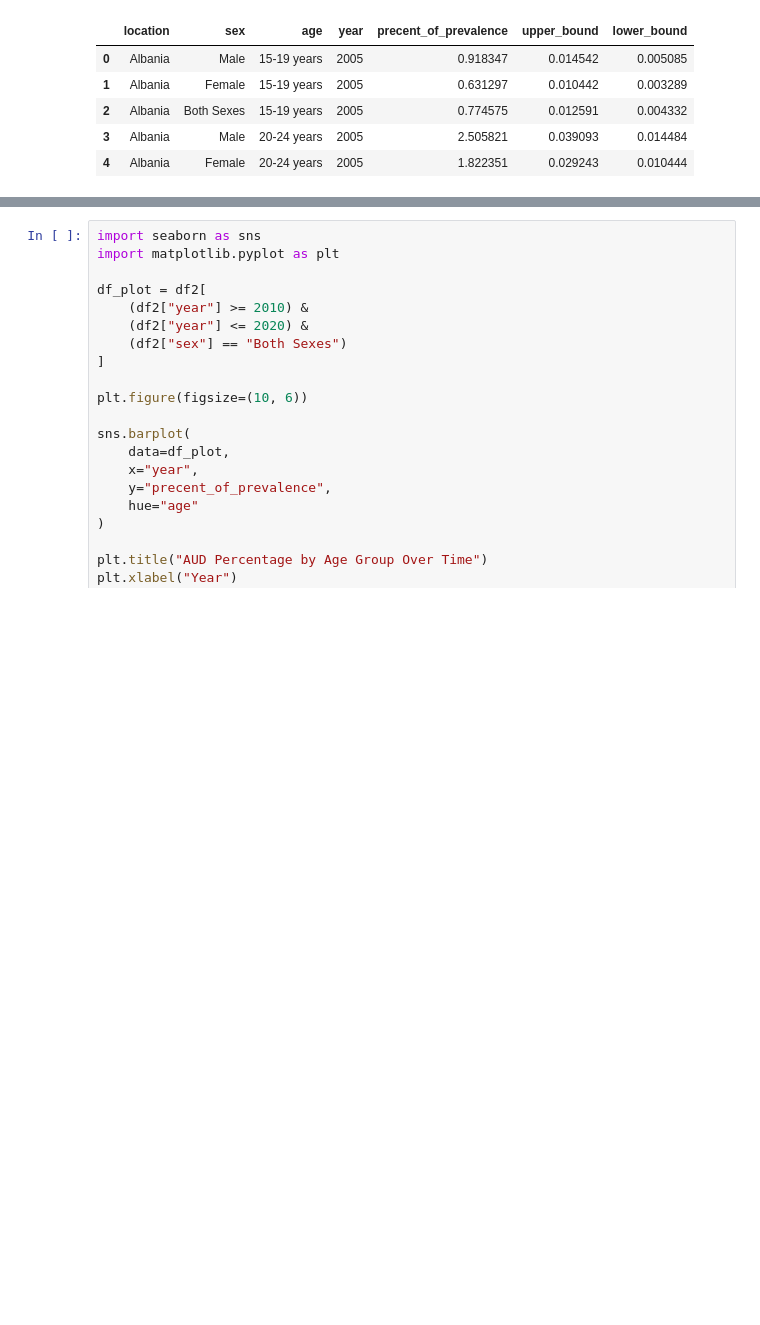
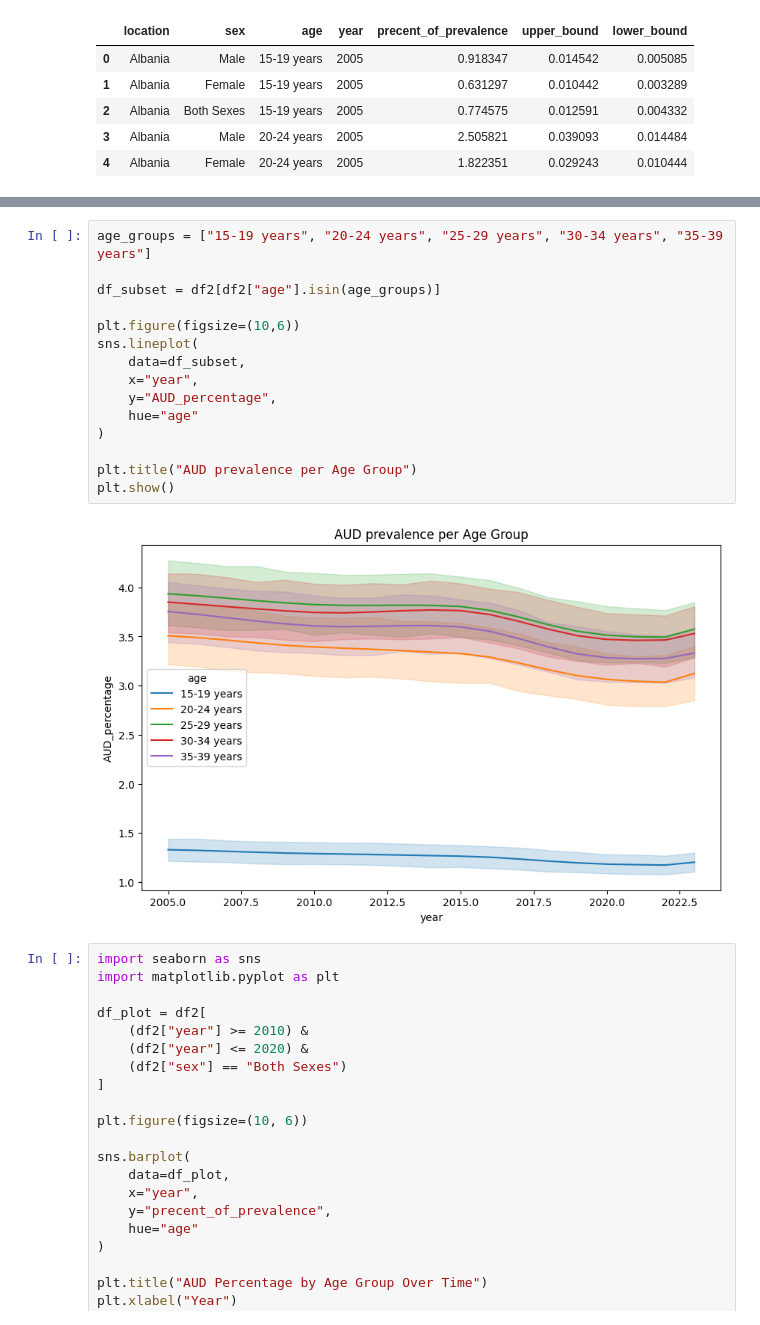
Before and after one commit to justdayane/da-capstone-project-dayane-ernesto, a Jupyter notebook: Capstone_project/EDA/EDA_clean_sets.ipynb, the cells around one changed output, grey strips where cells are left out. Drawn from its saved outputs; the diff is of its cells as text; blank space fills up the shorter version.

```diff
--- a/Capstone_project/EDA/EDA_clean_sets.ipynb
+++ b/Capstone_project/EDA/EDA_clean_sets.ipynb
@@ -159,3 +164,20 @@ df2.rename(columns={"precent_of_prevalence": "AUD_percentage", "location": "coun
+# %%
+age_groups = ["15-19 years", "20-24 years", "25-29 years", "30-34 years", "35-39 years"]
+
+df_subset = df2[df2["age"].isin(age_groups)]
+
+plt.figure(figsize=(10,6))
+sns.lineplot(
+    data=df_subset,
+    x="year",
+    y="AUD_percentage",
+    hue="age"
+)
+
+plt.title("AUD prevalence per Age Group")
+plt.show()
+# %% [output]
+[figure, added]
 # %%
 import seaborn as sns
 import matplotlib.pyplot as plt
```
Also changed, not shown: parts of 11 cells of this notebook, 3 other files.
